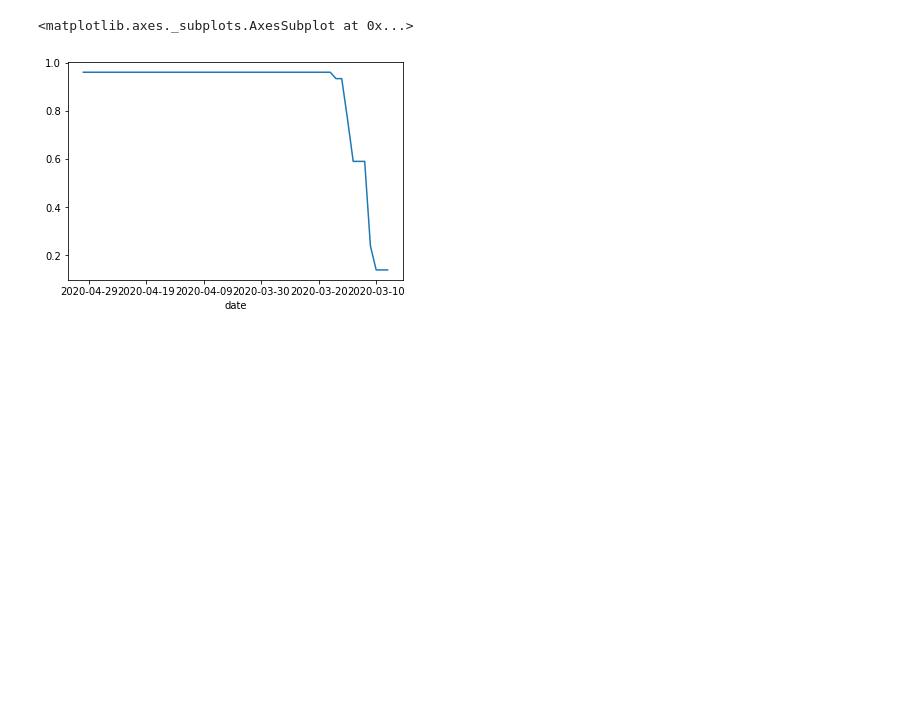
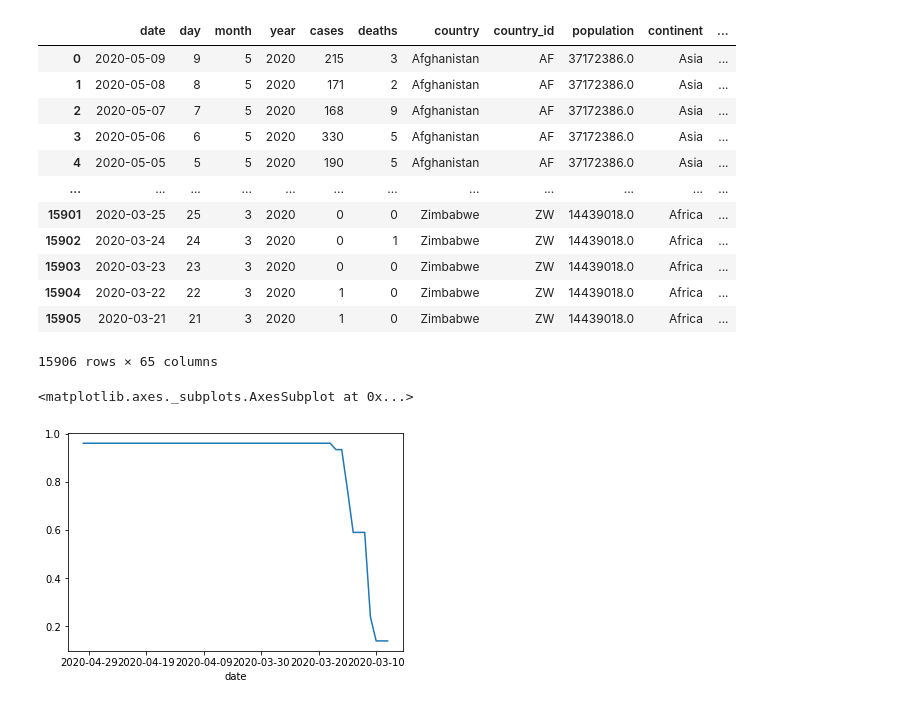
Before and after one commit to silverfield/corona-vis, a Jupyter notebook: nbs/process.ipynb, the cells around one changed output. Saved outputs shown, nothing was run; the diff lists cells and outputs as text; code cells hidden in the pictures; blank space fills up the shorter version.

```diff
--- a/nbs/process.ipynb
+++ b/nbs/process.ipynb
@@ -24,7 +20,23 @@ import pprint
 # %%
 covid_df = get_covid_df()
 # %%
-final_df = get_final_df()
+df = get_final_df()
+# %%
+df
+# %% [output]
+|  | date | day | month | year | cases | deaths | country | country_id | population | continent | ... |
+| 0 | 2020-05-09 | 9 | 5 | 2020 | 215 | 3 | Afghanistan | AF | 37172386.0 | Asia | ... |
+| 1 | 2020-05-08 | 8 | 5 | 2020 | 171 | 2 | Afghanistan | AF | 37172386.0 | Asia | ... |
+| 2 | 2020-05-07 | 7 | 5 | 2020 | 168 | 9 | Afghanistan | AF | 37172386.0 | Asia | ... |
+| 3 | 2020-05-06 | 6 | 5 | 2020 | 330 | 5 | Afghanistan | AF | 37172386.0 | Asia | ... |
+| 4 | 2020-05-05 | 5 | 5 | 2020 | 190 | 5 | Afghanistan | AF | 37172386.0 | Asia | ... |
+| ... | ... | ... | ... | ... | ... | ... | ... | ... | ... | ... | ... |
+| 15901 | 2020-03-25 | 25 | 3 | 2020 | 0 | 0 | Zimbabwe | ZW | 14439018.0 | Africa | ... |
+| 15902 | 2020-03-24 | 24 | 3 | 2020 | 0 | 1 | Zimbabwe | ZW | 14439018.0 | Africa | ... |
+| 15903 | 2020-03-23 | 23 | 3 | 2020 | 0 | 0 | Zimbabwe | ZW | 14439018.0 | Africa | ... |
+| 15904 | 2020-03-22 | 22 | 3 | 2020 | 1 | 0 | Zimbabwe | ZW | 14439018.0 | Africa | ... |
+| 15905 | 2020-03-21 | 21 | 3 | 2020 | 1 | 0 | Zimbabwe | ZW | 14439018.0 | Africa | ... |
+15906 rows × 65 columns
 # %%
 final_df[final_df['country'] == 'Peru'].set_index('date')['stringency'].plot()
 # %% [output]
```
Also changed, not shown: parts of 3 cells of this notebook, 1 other file.
